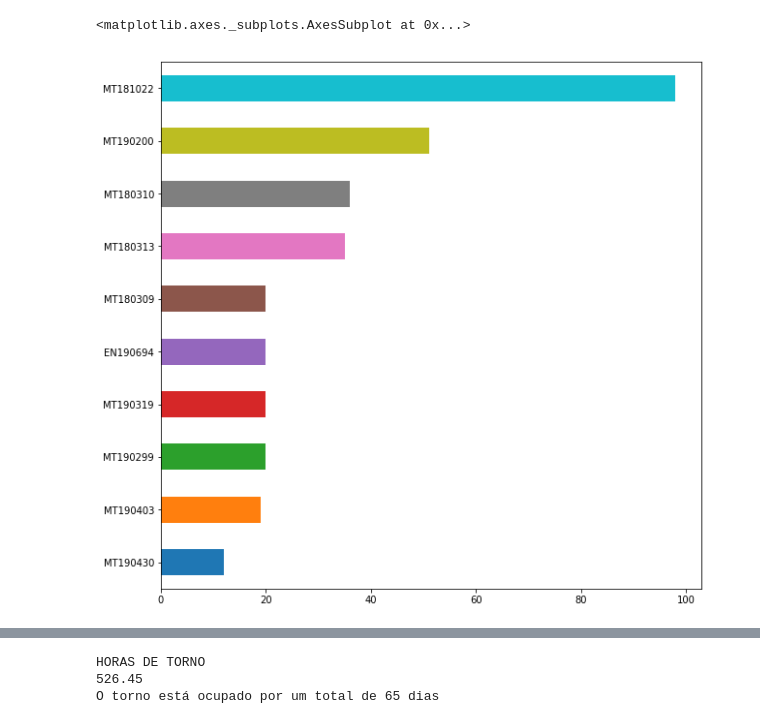
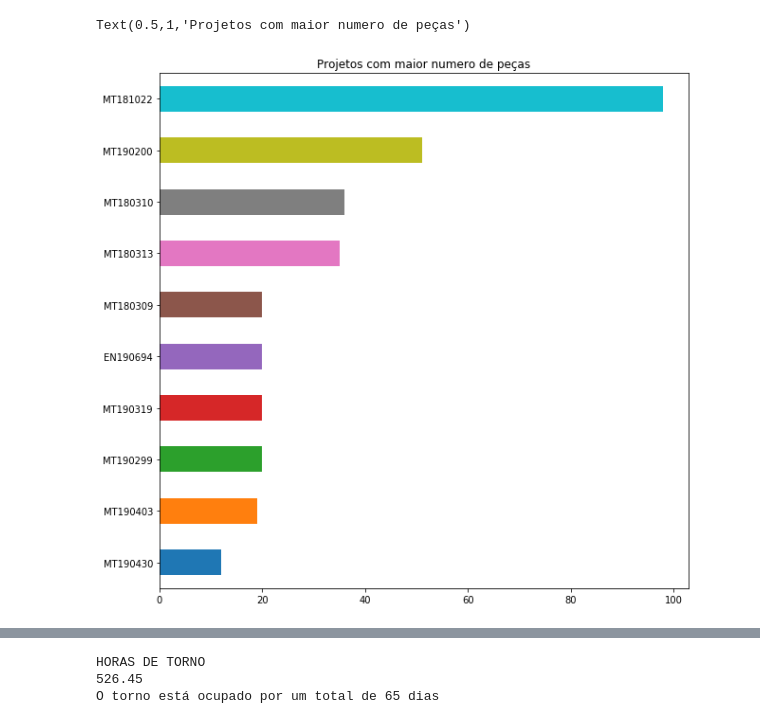
Before and after one commit to MaguinhoD/Data-Analisys-of-production, a Jupyter notebook: PRODUCAO.ipynb, the cells around one changed output, grey strips where cells are left out. Cells and saved outputs as stored; diff of their text form; code cells hidden in the pictures.

```diff
--- a/PRODUCAO.ipynb
+++ b/PRODUCAO.ipynb
@@ -14,6 +14,7 @@ producao = pd.ExcelFile('producao.xlsx')
 arquivo = pd.read_excel(producao, sheet_name='CONTROLE')
 # %%
 arquivo.query('ENTREGA == "NOK"')['P.O.:'].value_counts().sort_values().tail(10).plot(kind='barh',figsize=(10,10))
+plt.title('Projetos com maior numero de peças')
 # %% [output]
-<matplotlib.axes._subplots.AxesSubplot at 0x...>
+Text(0.5,1,'Projetos com maior numero de peças')
-[figure, old version]
+[figure, new version]
```
Also changed, not shown: parts of 3 cells of this notebook.
